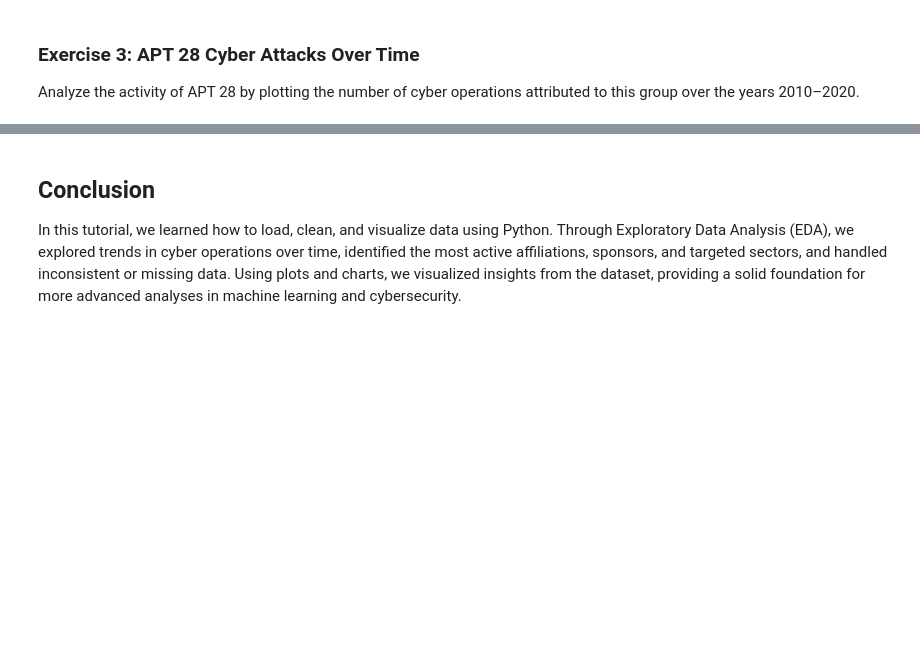
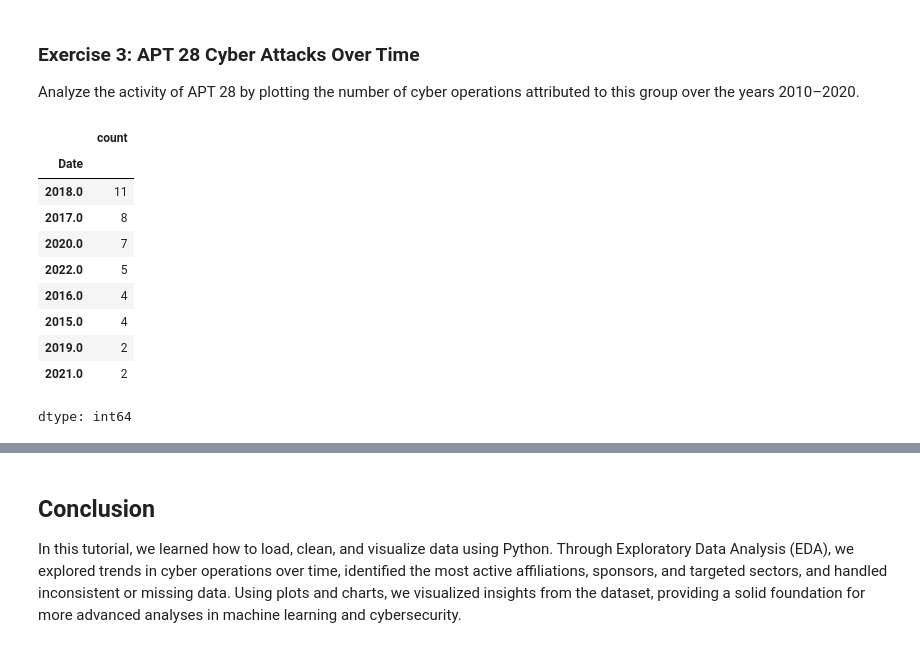
Before and after one commit to shaoyunguo/mlcysec_tutorial, a Jupyter notebook: source/tutorial_notebooks/discover_visualize_gain_insights/discover_visualize_gain_insights.ipynb, the cells around one changed output, grey strips where cells are left out. Saved outputs shown, nothing was run; the diff lists cells and outputs as text; code cells hidden in the pictures; blank space fills up the shorter version.

```diff
--- a/source/tutorial_notebooks/discover_visualize_gain_insights/discover_visualize_gain_insights.ipynb
+++ b/source/tutorial_notebooks/discover_visualize_gain_insights/discover_visualize_gain_insights.ipynb
@@ -465,5 +525,6 @@ Some affiliations refer to the same group in different ways (e.g., "APT 28"). No
 # TODO: Step 1 - Normalize "APT 28" variations
 # Hint: Some entries refer to the same group differently, e.g.,
 # 'APT 28', 'Believed to be the work of APT 28', 'Believed to be the work of?APT 28'
+df.loc[df["Affiliations"].str.contains("APT 28", na=False), "Affiliations"] = "APT 28"
 # %%
 # TODO: Step 2 - Filter out 'Unknown' affiliations
@@ -478,8 +549,23 @@ Analyze the activity of APT 28 by plotting the number of cyber operations attrib
 # %%
 # TODO: Step 1 - Filter the dataset for all rows where 'Affiliations' contains "APT 28"
 # Hint: Use str.contains() with case=False and na=False
+apt28 = df[df["Affiliations"].str.contains("APT 28", na=False)]
 # %%
 # TODO: Step 2 - Extract the year from the 'Date' column
 # Hint: Use .dt.year
+years = apt28["Date"].dt.year.value_counts()
+years
+# %% [output]
+|  | count |
+| Date |  |
+| 2018.0 | 11 |
+| 2017.0 | 8 |
+| 2020.0 | 7 |
+| 2022.0 | 5 |
+| 2016.0 | 4 |
+| 2015.0 | 4 |
+| 2019.0 | 2 |
+| 2021.0 | 2 |
+dtype: int64
 # %%
 # TODO: Step 3 - Sort the counts by year
```
Also changed, not shown: parts of 24 cells of this notebook.
